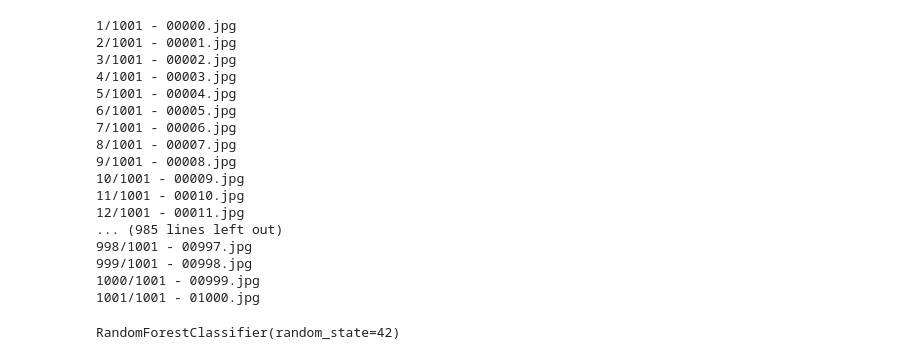
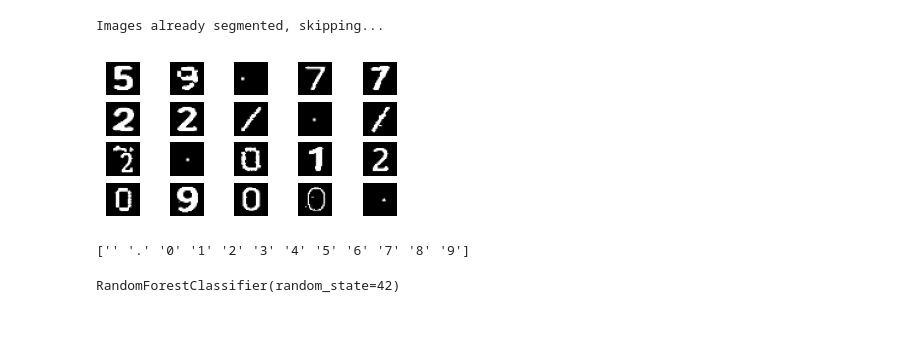
Before and after one commit to obertcoy/expiry-date-recognition, a Jupyter notebook: traditional/random-forest/random-forest.ipynb, the cells around one changed output. Drawn from its saved outputs; the diff is of its cells as text; code cells hidden in the pictures; blank space fills up the shorter version.

Commit message:
feat: updated svm and random forest code

```diff
--- a/traditional/random-forest/random-forest.ipynb
+++ b/traditional/random-forest/random-forest.ipynb
@@ -89,18 +114,16 @@ image_data = []
 if not os.path.exists(SEGMENTED_OUTPUT_DIRECTORY):
     os.makedirs(SEGMENTED_OUTPUT_DIRECTORY)
 
-if os.listdir(SEGMENTED_OUTPUT_DIRECTORY):
-    for file in os.listdir(SEGMENTED_OUTPUT_DIRECTORY):
-        os.remove(f'{SEGMENTED_OUTPUT_DIRECTORY}/{file}')
+for index, image_name in enumerate(images):
+    if len(os.listdir(SEGMENTED_OUTPUT_DIRECTORY)) > 0:
+        print(f'Images already segmented, skipping...')
+        break
 
-
-for index, image_name in enumerate(images):
     image_path = os.path.join(DATASET_PATH, image_name)
 
     original_image = cv2.imread(image_path)
 
     image, original_image = preprocess_date_image(original_image)
-
     segmented_images = segment_image(image)
 
     for segmented_image in segmented_images:
@@ -119,23 +142,28 @@ for index, image_name in enumerate(images):
 
     print(f'{index + 1}/{len(images)} - {image_name}')
 # %% [output]
-1/1001 - 00000.jpg
-2/1001 - 00001.jpg
-3/1001 - 00002.jpg
-4/1001 - 00003.jpg
-5/1001 - 00004.jpg
-6/1001 - 00005.jpg
-7/1001 - 00006.jpg
-8/1001 - 00007.jpg
-9/1001 - 00008.jpg
-10/1001 - 00009.jpg
-11/1001 - 00010.jpg
-12/1001 - 00011.jpg
-... (985 lines left out)
-998/1001 - 00997.jpg
-999/1001 - 00998.jpg
-1000/1001 - 00999.jpg
-1001/1001 - 01000.jpg
+Images already segmented, skipping...
+# %%
+# sample segmented images
+
+images = os.listdir(SEGMENTED_OUTPUT_DIRECTORY)
+
+random.shuffle(images)
+
+plt.subplots(4, 5, figsize=(4, 2))
+
+for index, image_name in enumerate(images[:20]):
+    image_path = os.path.join(SEGMENTED_OUTPUT_DIRECTORY, image_name)
+
+    image = cv2.imread(image_path, cv2.IMREAD_GRAYSCALE)
+
+    plt.subplot(4, 5, index + 1)
+    plt.imshow(image, cmap='gray')
+    plt.axis('off')
+
+plt.show()
+# %% [output]
+[figure, added]
 # %%
 SEGMENTED_DATASET_PATH = r'../segmented-images-synth-2'
 
@@ -157,9 +185,12 @@ X = [image.flatten() for image, _ in dataset]
 Y = [label for _, label in dataset]
 
 classes = np.unique(Y)
+print(classes)
 Y = LabelEncoder().fit_transform(Y)
 
 X_train, X_test, Y_train, Y_test = train_test_split(X, Y, test_size=0.2, random_state=42)
+# %% [output]
+['' '.' '0' '1' '2' '3' '4' '5' '6' '7' '8' '9']
 # %%
 model = RandomForestClassifier(n_estimators=100, random_state=42)
 
```
Also changed, not shown: parts of 7 cells of this notebook, 1 other file.
